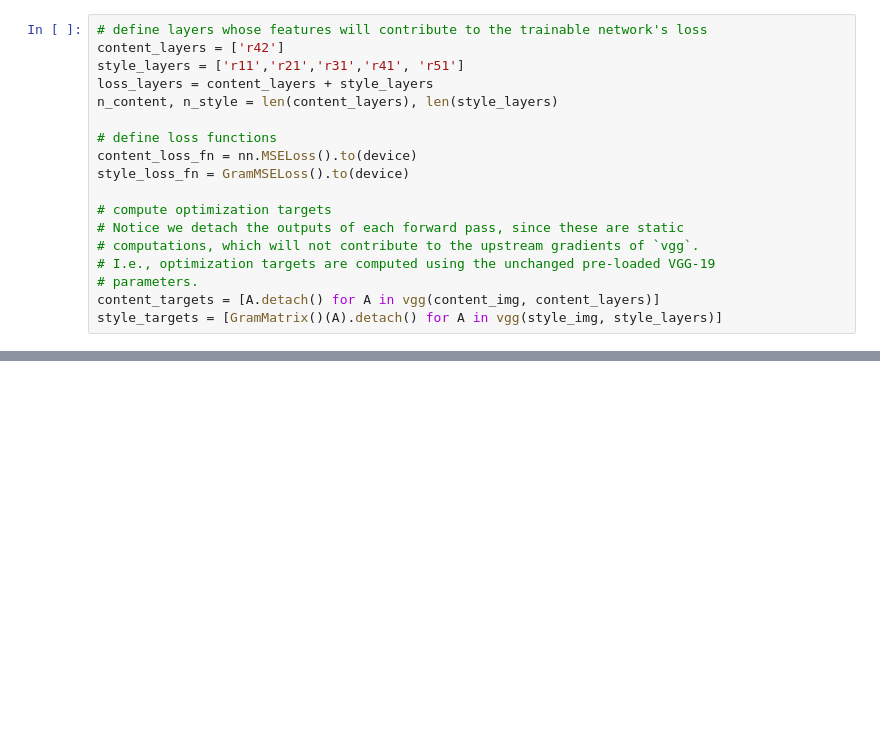
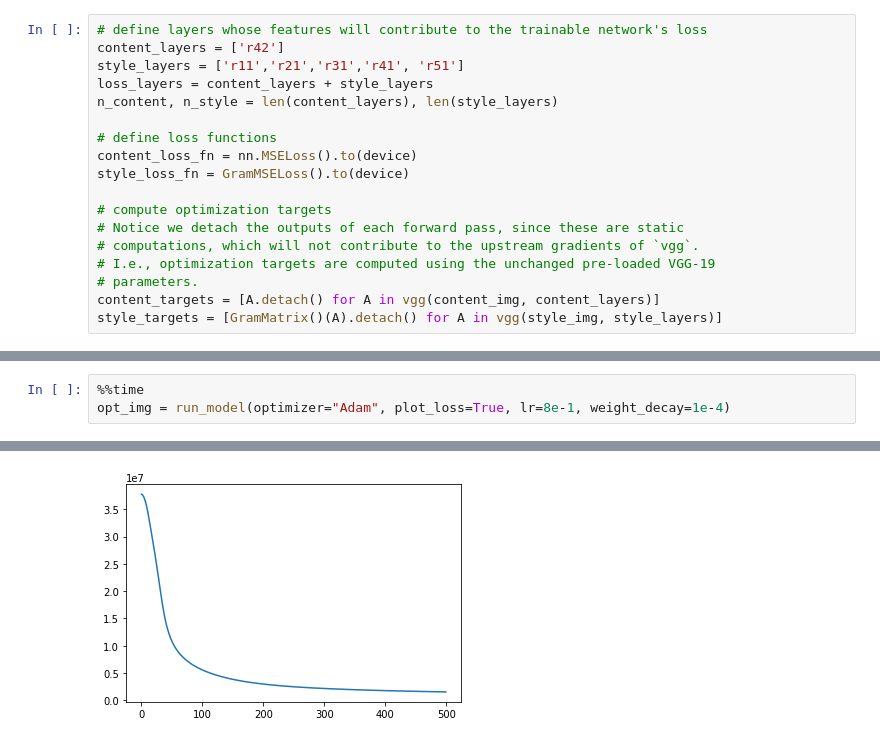
Before and after one commit to ahan98/gatys-style-transfer, a Jupyter notebook: gatys_style_transfer.ipynb, the cells around one changed output, grey strips where cells are left out. Drawn from its saved outputs; the diff is of its cells as text; blank space fills up the shorter version.

Commit message:
compare to adam done

```diff
--- a/gatys_style_transfer.ipynb
+++ b/gatys_style_transfer.ipynb
@@ -288,0 +322,4 @@ plt.gcf().set_size_inches(10,10)
+# %%
+%%time
+opt_img = run_model(optimizer="Adam", plot_loss=True, lr=8e-1, weight_decay=1e-4)
+# %% [output]
@@ -288,0 +338 @@ plt.gcf().set_size_inches(10,10)
+[figure, added]
```
Also changed, not shown: parts of 18 cells of this notebook.
